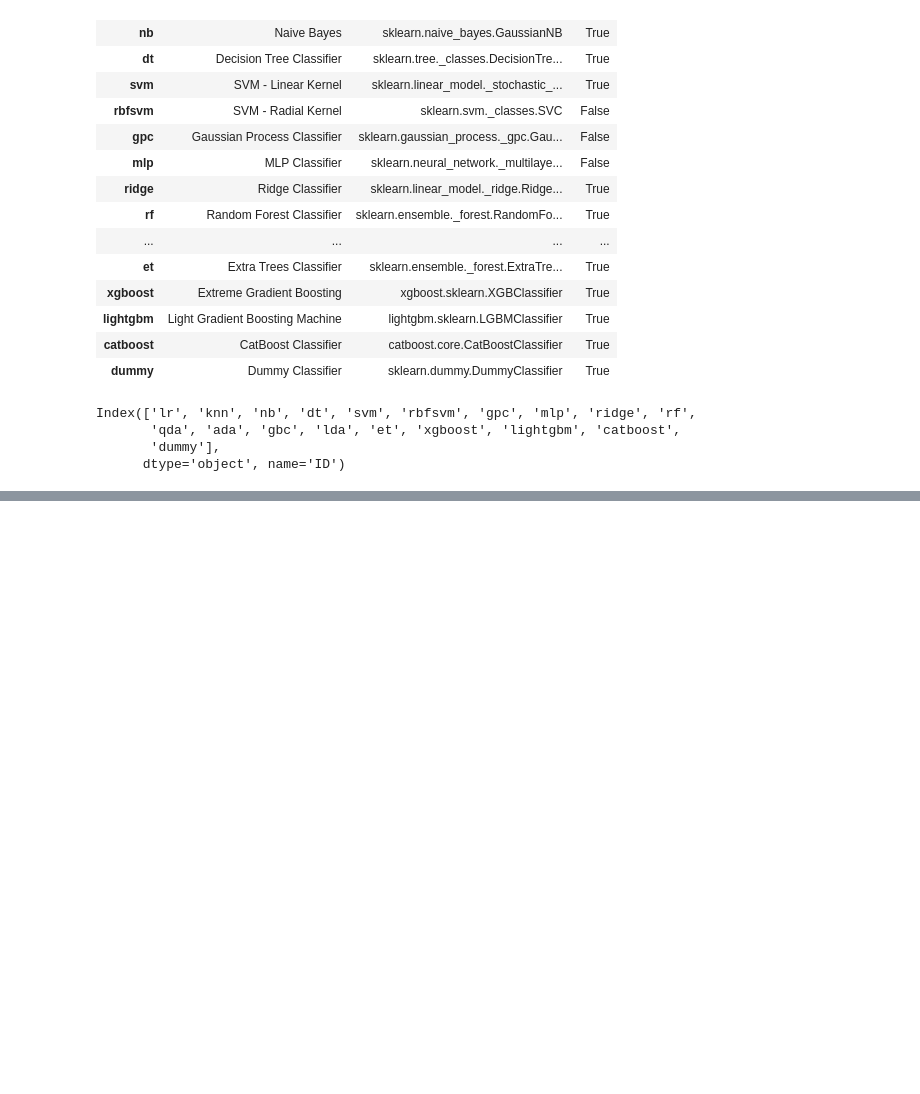
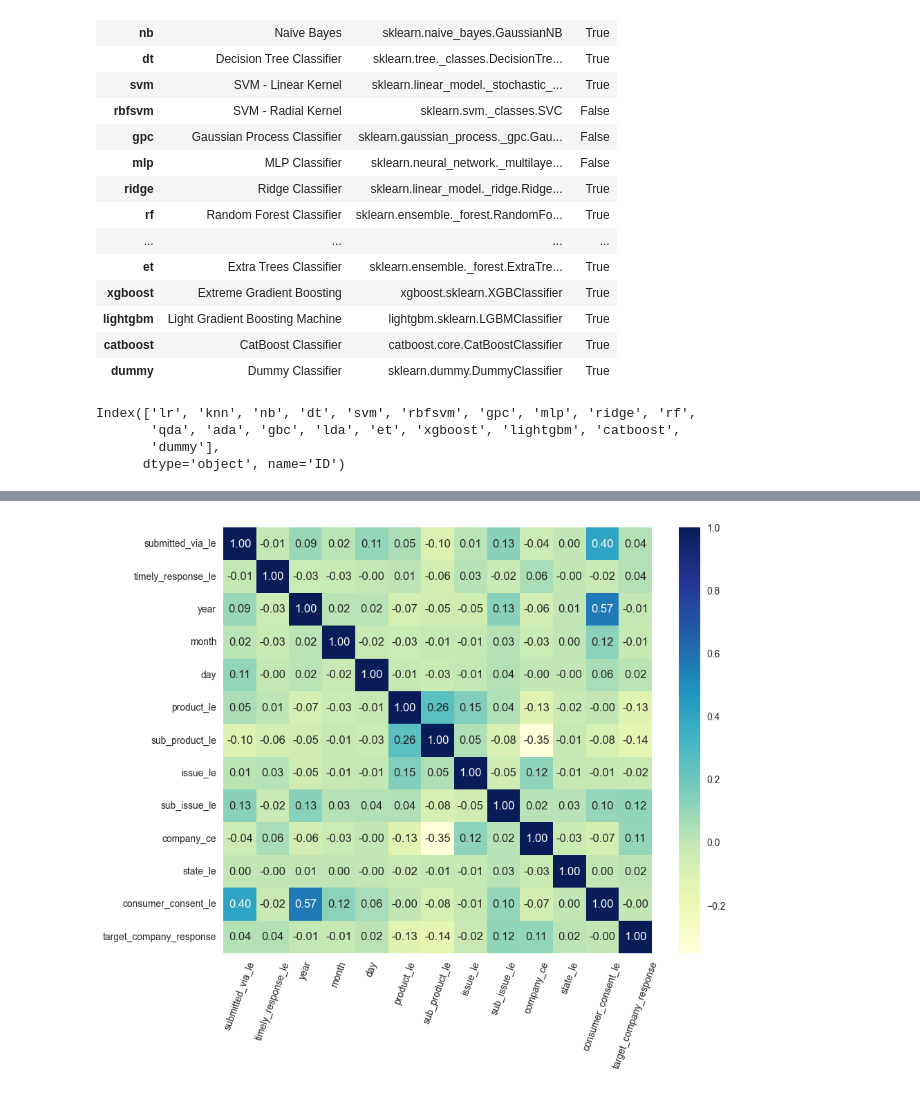
Before and after one commit to skwolvie/data245ML, a Jupyter notebook: models.ipynb, the cells around one changed output, grey strips where cells are left out. Cells and saved outputs as stored; diff of their text form; code cells hidden in the pictures; blank space fills up the shorter version.

```diff
--- a/models.ipynb
+++ b/models.ipynb
@@ -160,0 +586,13 @@ best = compare_models(verbose=True, include=['xgboost', 'lightgbm',
+# %%
+dfm.columns= ['submitted_via_le', 'timely_response_le', 'year', 'month', 'day',
+       'product_le', 'sub_product_le', 'issue_le', 'sub_issue_le',
+       'company_ce', 'state_le', 'consumer_consent_le',
+       'target_company_response']
+# %%
+fig, ax = plt.subplots(figsize=(10,8))
+
+hm= sns.heatmap(dfm.corr(), cmap="YlGnBu", annot=True, fmt='.2f')
+hm.set_xticklabels(hm.get_xticklabels(), rotation=70)
+plt.show()
+# %% [output]
+[figure, added]
```
Also changed, not shown: parts of 24 cells of this notebook, 3 other files.
